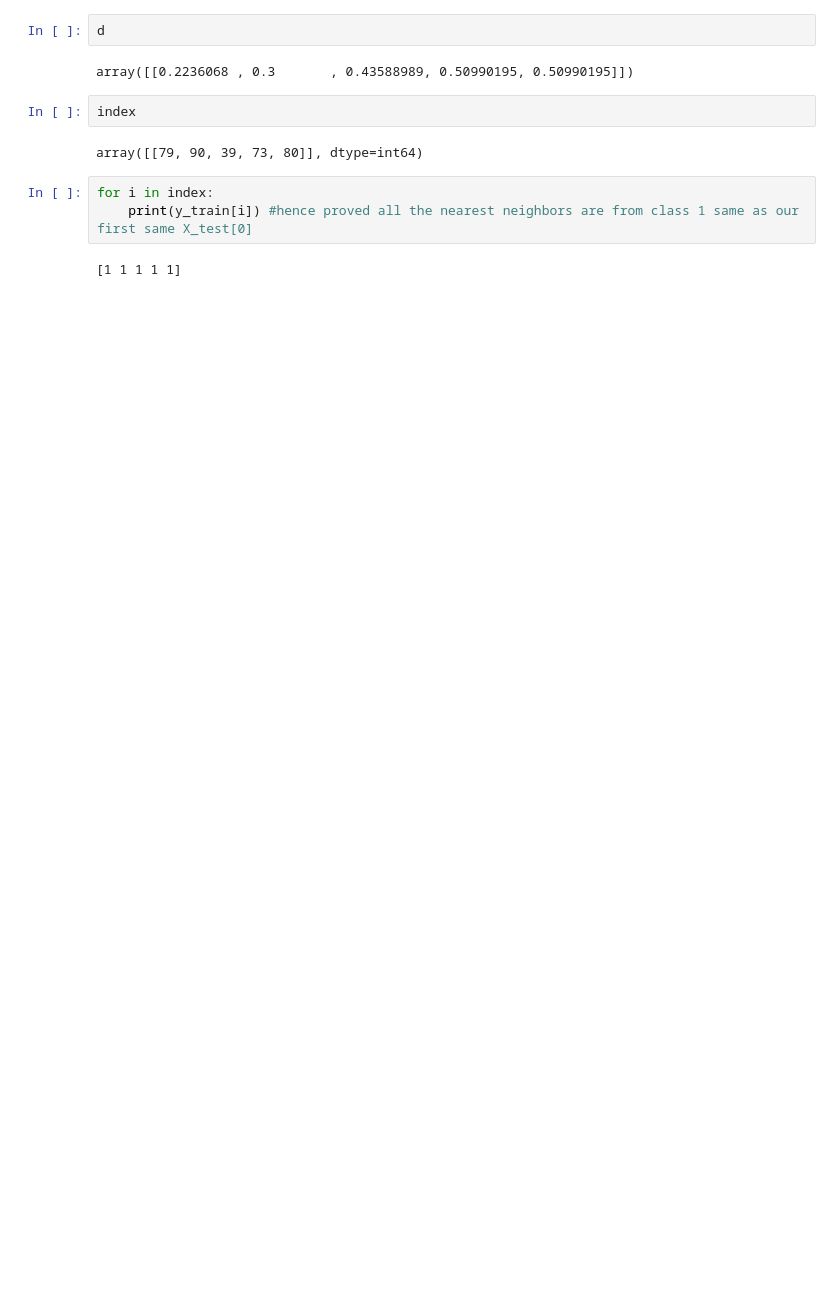
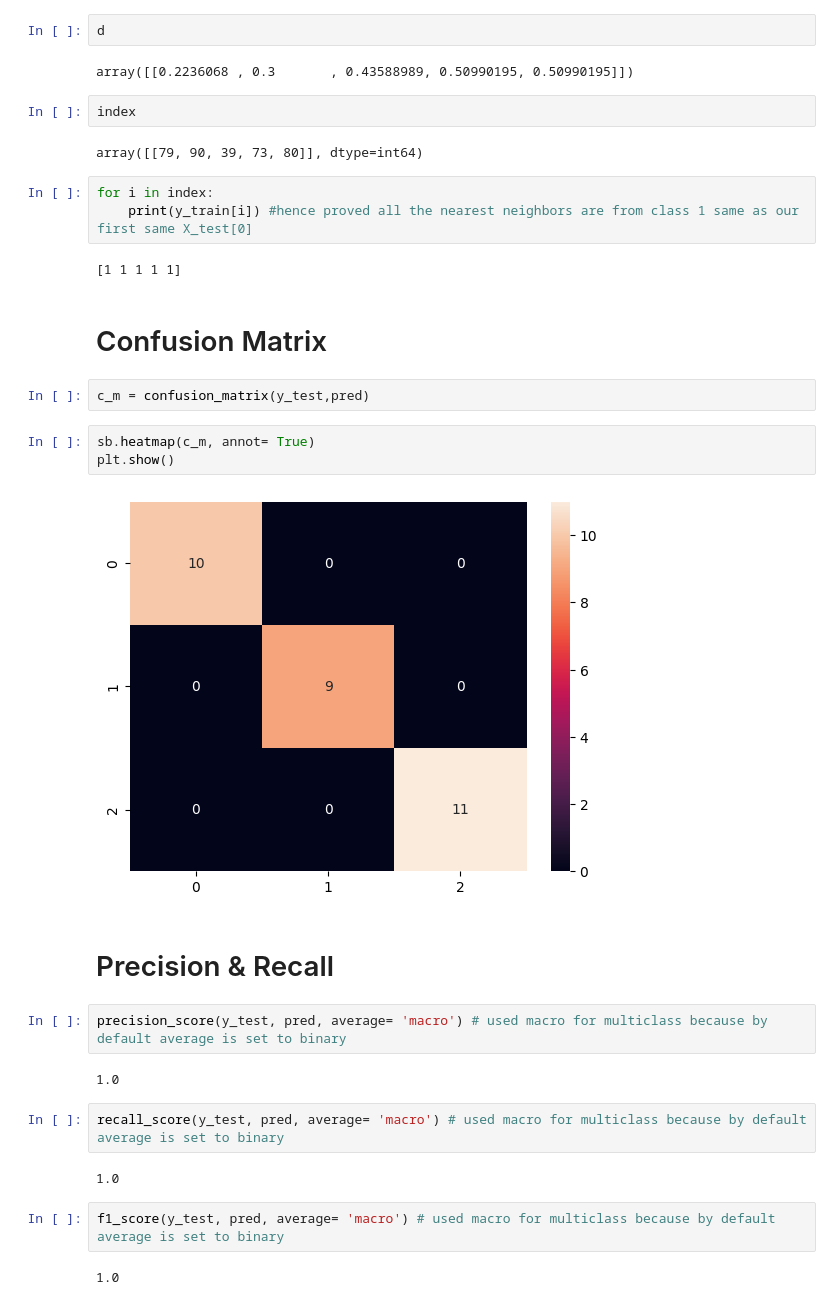
Before and after one commit to Sehajpannu01/ML_Models-Workshop, a Jupyter notebook: 1) Iris(KNN).ipynb, the cells around one changed output. Drawn from its saved outputs; the diff is of its cells as text; blank space fills up the shorter version.

Commit message:
More KNN datasets and confusion matrix

```diff
--- a/1) Iris(KNN).ipynb
+++ b/1) Iris(KNN).ipynb
@@ -122,3 +135,26 @@ for i in index:
     print(y_train[i]) #hence proved all the nearest neighbors are from class 1 same as our first same X_test[0]
 # %% [output]
 [1 1 1 1 1]
+# %% [markdown]
+# Confusion Matrix
+# %%
+c_m = confusion_matrix(y_test,pred)
+# %%
+sb.heatmap(c_m, annot= True)
+plt.show()
+# %% [output]
+[figure, added]
+# %% [markdown]
+# Precision & Recall
+# %%
+precision_score(y_test, pred, average= 'macro') # used macro for multiclass because by default average is set to binary
+# %% [output]
+1.0
+# %%
+recall_score(y_test, pred, average= 'macro') # used macro for multiclass because by default average is set to binary
+# %% [output]
+1.0
+# %%
+f1_score(y_test, pred, average= 'macro') # used macro for multiclass because by default average is set to binary
+# %% [output]
+1.0
```
Also changed, not shown: parts of 3 cells of this notebook, 4 other files.
